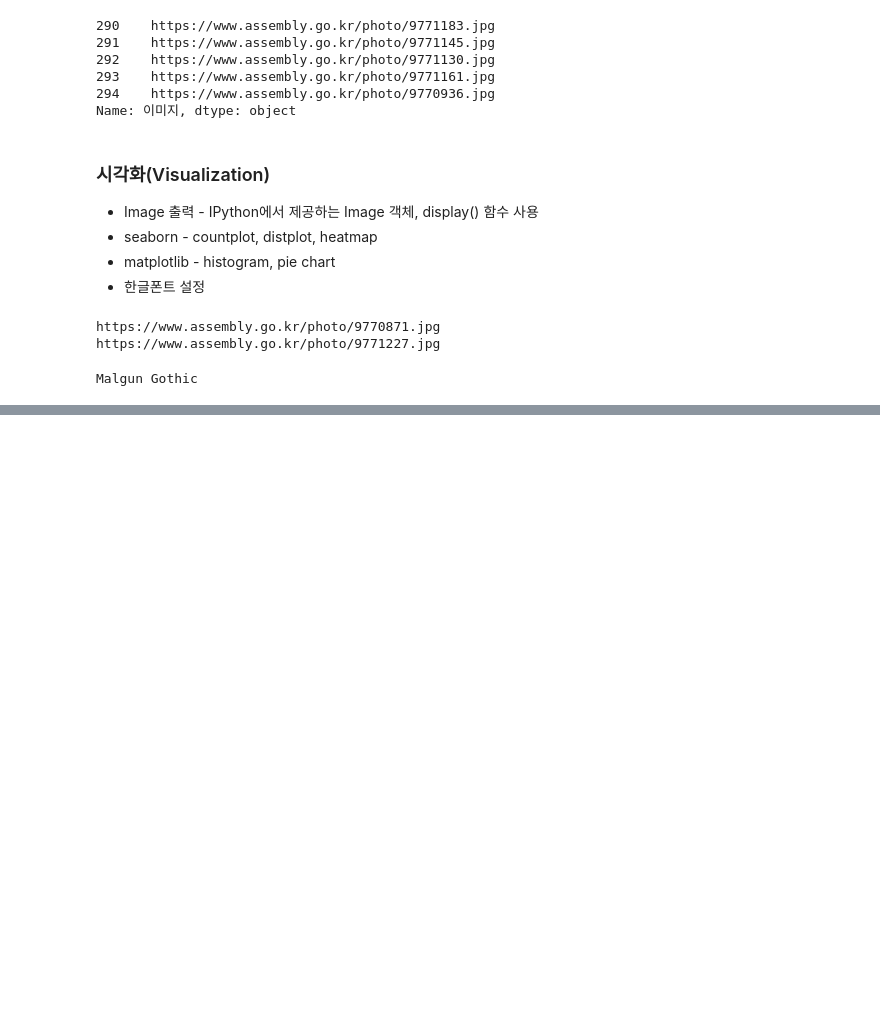
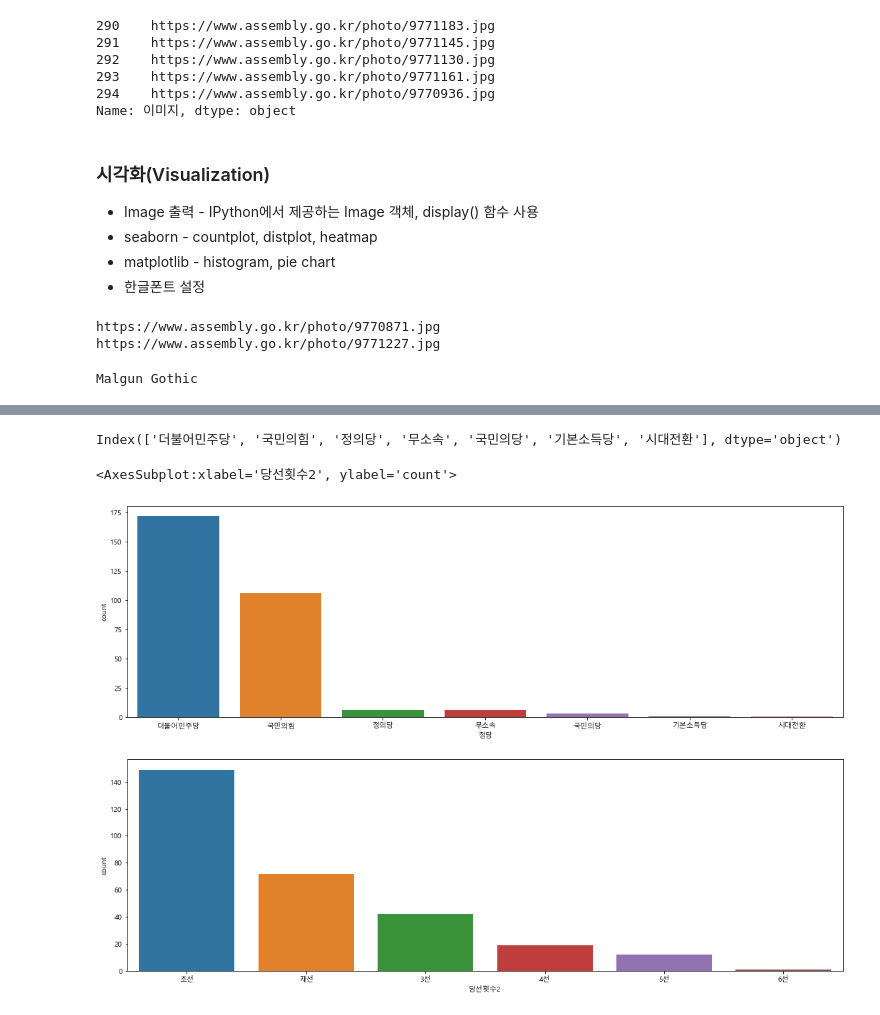
Before and after one commit to TheMatw/python_webscraping, a Jupyter notebook: 08국회의원현황.ipynb, the cells around one changed output, grey strips where cells are left out. Saved outputs shown, nothing was run; the diff lists cells and outputs as text; code cells hidden in the pictures; blank space fills up the shorter version.

```diff
--- a/08국회의원현황.ipynb
+++ b/08국회의원현황.ipynb
@@ -419,0 +435,13 @@ Malgun Gothic
+# %%
+member_df['정당'].value_counts().index
+# %% [output]
+Index(['더불어민주당', '국민의힘', '정의당', '무소속', '국민의당', '기본소득당', '시대전환'], dtype='object')
+# %%
+figure, (axes1,axes2) = plt.subplots(nrows=2, ncols=1)
+figure.set_size_inches(18,12)
+
+sns.countplot(data=member_df, x='정당', ax=axes1, order=member_df['정당'].value_counts().index)
+sns.countplot(data=member_df, x='당선횟수2', ax=axes2, order=member_df['당선횟수2'].value_counts().index)
+# %% [output]
+<AxesSubplot:xlabel='당선횟수2', ylabel='count'>
+[figure, added]
```
Also changed, not shown: parts of 2 cells of this notebook.
